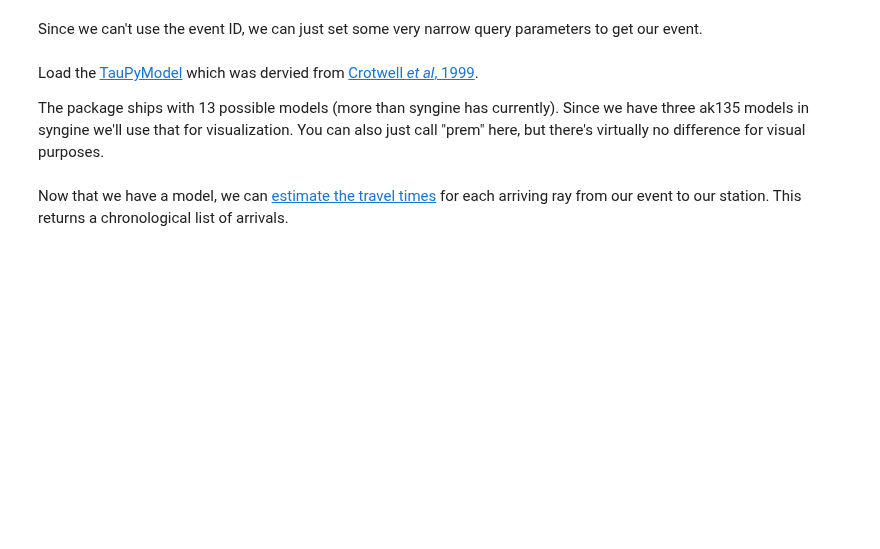
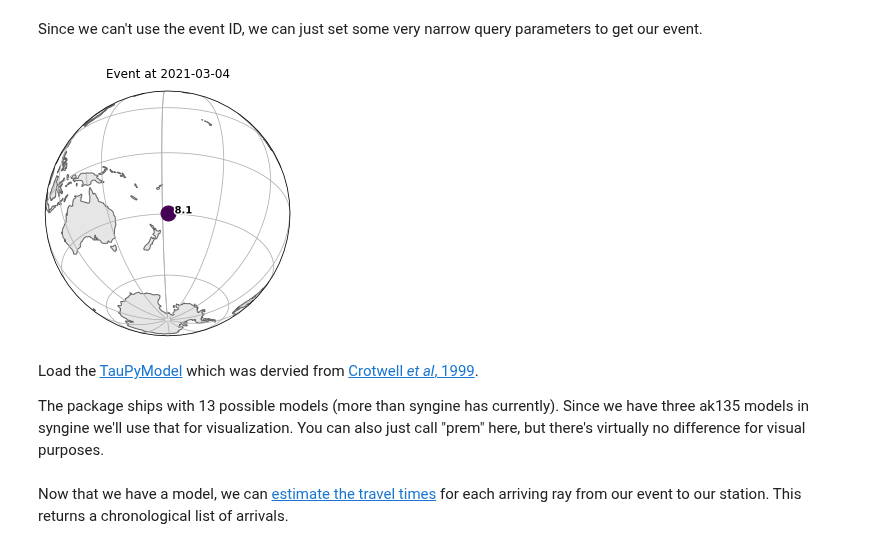
Before and after one commit to TimNagle-McNaughton/USGS, a Jupyter notebook: Syngine_example.ipynb, the cells around one changed output. Drawn from its saved outputs; the diff is of its cells as text; code cells hidden in the pictures; blank space fills up the shorter version.

```diff
--- a/Syngine_example.ipynb
+++ b/Syngine_example.ipynb
@@ -220,7 +222,7 @@ event_id_iris = "18822380"
 event_id = "GCMT:C202103041928A"
 
 # set the start and endtime, add a significant delay
-starttime = UTCDateTime("2021-03-04T19:41:33.000000Z")
+starttime = UTCDateTime("2021-03-04T19:21:33.000000Z")
 endtime = UTCDateTime("2021-03-04T19:56:00.200000Z")
 # %% [markdown]
 For some reason, obspy will not take this event's ID, not sure what the root cause of the error is.
@@ -249,10 +253,12 @@ events.plot(projection="global");
 Since we can't use the event ID, we can just set some very narrow query parameters to get our event.
 # %%
 # use narrow time ranges to get the event we want
-event = irisClient.get_events(starttime=starttime, endtime=endtime, minmagnitude=5.5)
+event = irisClient.get_events(starttime=starttime, endtime=endtime, minmagnitude=8)
 
 # plot. Note the semicolon
 event.plot(projection="ortho");
+# %% [output]
+[figure, added]
 # %% [markdown]
 Load the [TauPyModel](https://docs.obspy.org/packages/obspy.taup.html) which was dervied from [Crotwell *et al*, 1999](https://pubs.geoscienceworld.org/ssa/srl/article-abstract/70/2/154/142385/The-TauP-Toolkit-Flexible-Seismic-Travel-time-and?redirectedFrom=fulltext).
 
```
Also changed, not shown: parts of 11 cells of this notebook, 1 other file.
